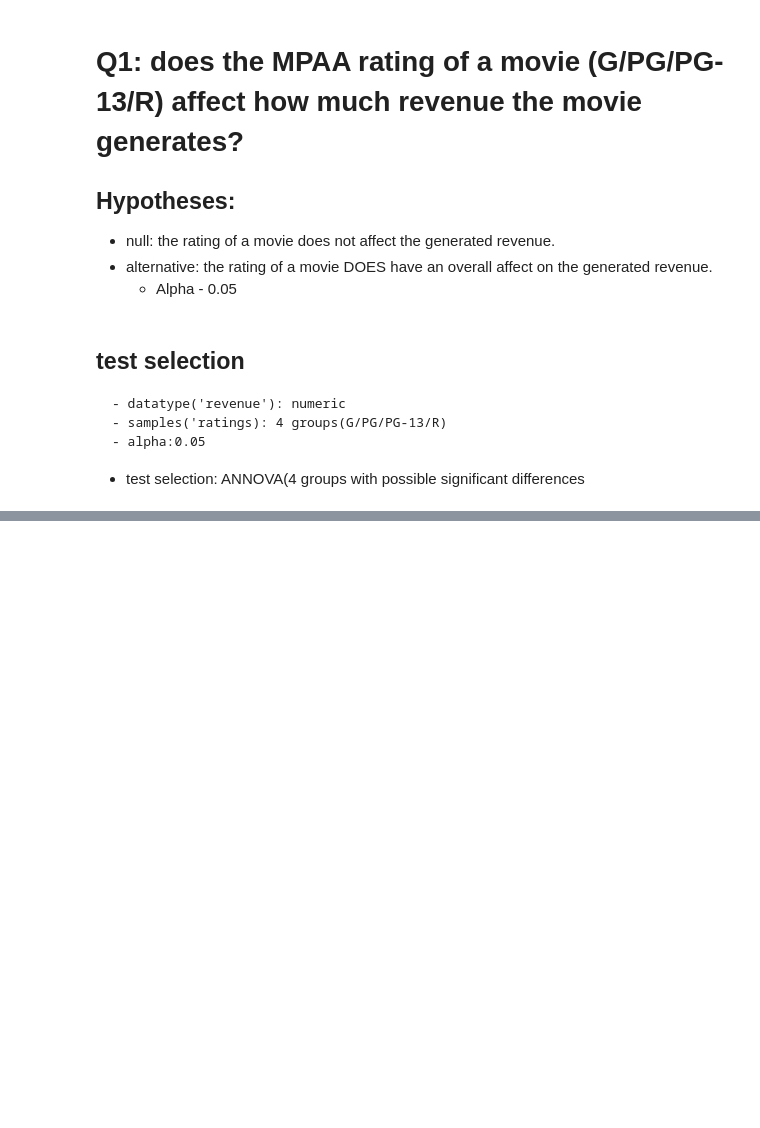
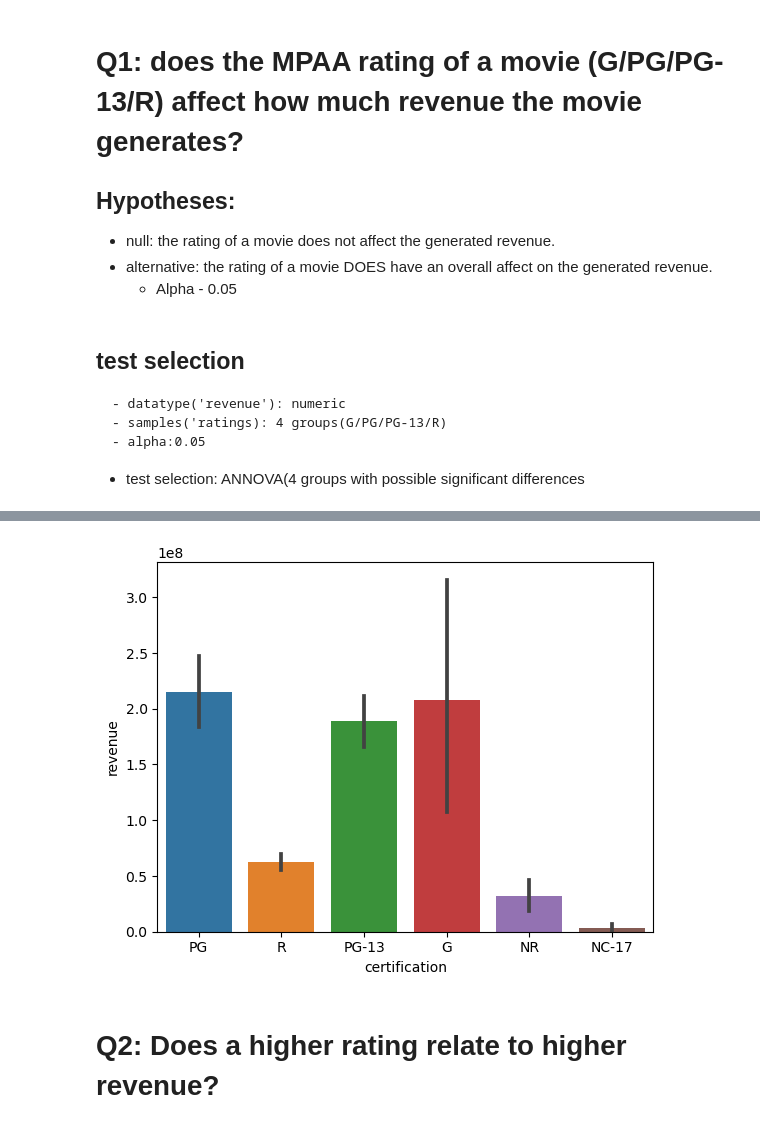
Before and after one commit to clovestad/Movie_Ratings, a Jupyter notebook: part_4/Part_4-Hypothesis_Testing.ipynb, the cells around one changed output, grey strips where cells are left out. Saved outputs shown, nothing was run; the diff lists cells and outputs as text; code cells hidden in the pictures; blank space fills up the shorter version.

```diff
--- a/part_4/Part_4-Hypothesis_Testing.ipynb
+++ b/part_4/Part_4-Hypothesis_Testing.ipynb
@@ -192,0 +258,6 @@ df.to_sql('tmdb_data',engine,dtype=df_schema_api,if_exists='replace',index=False
+# %%
+sns.barplot(data=df, x='certification',y='revenue');
+# %% [output]
+[figure, added]
+# %% [markdown]
+# Q2: Does  a higher rating relate to higher revenue?
```
Also changed, not shown: parts of 25 cells of this notebook, 4 other files.
